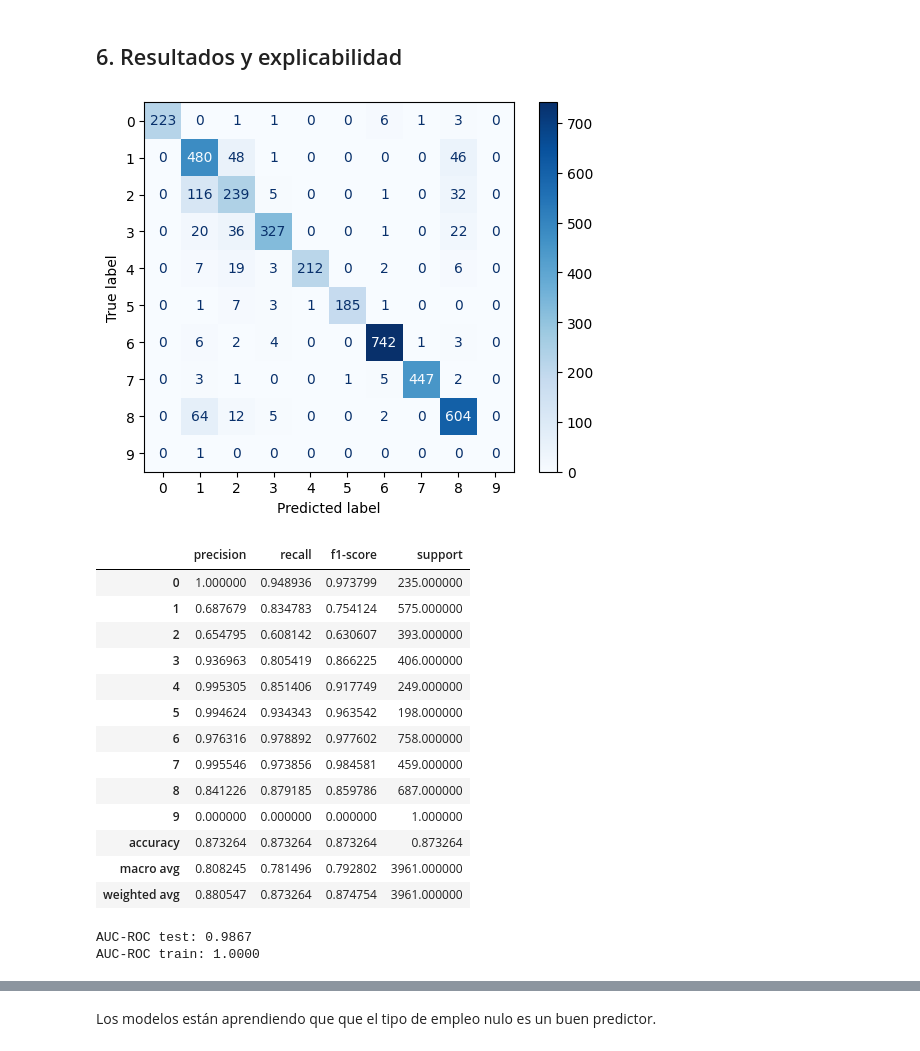
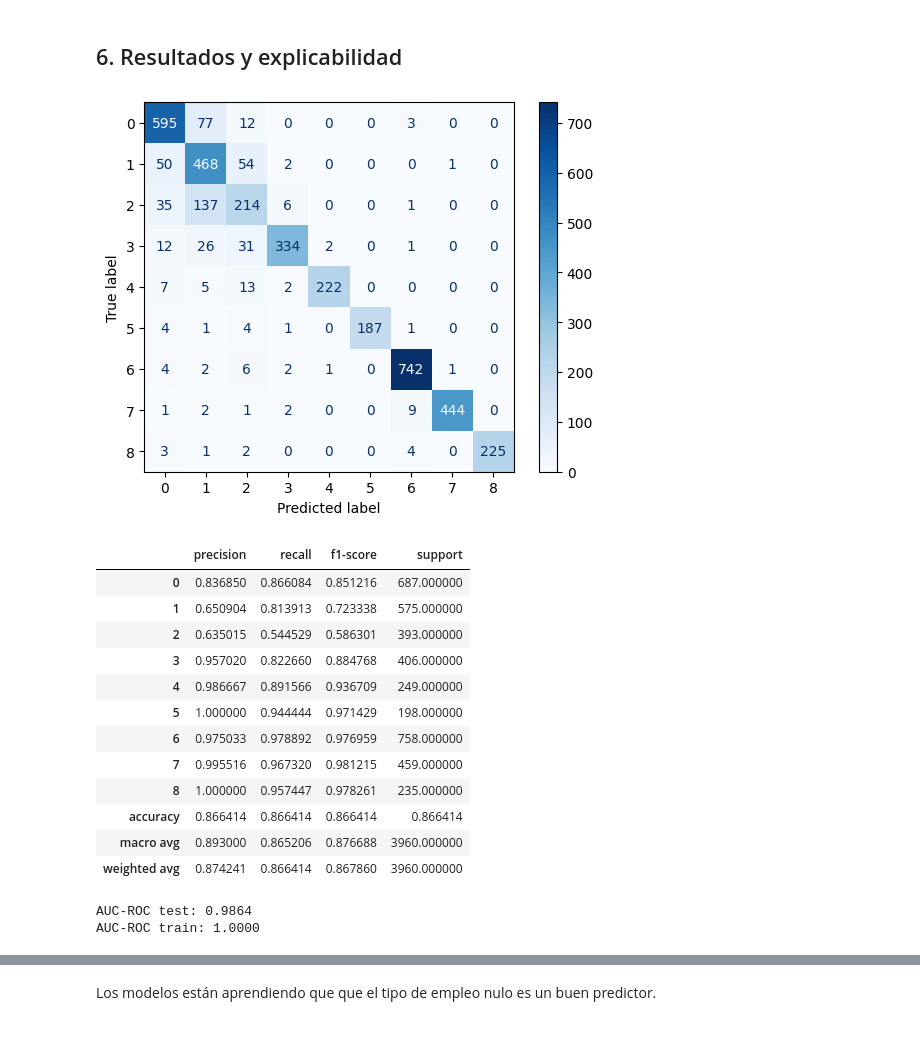
Before and after one commit to Ivan-0612/TFM_job_description_prediction, a Jupyter notebook: notebooks/06_salary_model.ipynb, the cells around one changed output, grey strips where cells are left out. Drawn from its saved outputs; the diff is of its cells as text; code cells hidden in the pictures.

```diff
--- a/notebooks/06_salary_model.ipynb
+++ b/notebooks/06_salary_model.ipynb
@@ -43,7 +59,7 @@ df.head()
 # %% [markdown]
 ## 1. Declarar X e y
 # %%
-X = df.drop(columns=['Rango_Salarial','experiencia']) #me quedo con años en lugar de experiencia porque aporta más información
+X = df.drop(columns=['Rango_Salarial'])
 y = df['Rango_Salarial']
 # no borro aun Salario_medio para eliminar outliers
 # %% [markdown]
@@ -188,7 +203,6 @@ X_test.columns = X_test.columns.str.replace(',', '_')
 sets_posibles = [
     list(X_train.columns),
     list(X_train.drop(columns=['tipo_empleo_Jornada completa','tipo_empleo_Media jornada','tipo_empleo_Otro','tipo_empleo_Prácticas','tipo_empleo_Temporal','tipo_empleo_nan']).columns),
-    list(X_train.drop(columns=['años_experiencia','tipo_empleo_Jornada completa','tipo_empleo_Media jornada','tipo_empleo_Otro','tipo_empleo_Prácticas','tipo_empleo_Temporal','tipo_empleo_nan']).columns)
 ]
 # %%
 import scipy as sp
@@ -284,7 +298,7 @@ import joblib
 
 modelos = [xgb_model,lgb_model,rfc_model]
 score_df = pd.DataFrame()
-models_dir = Path('../models')
+models_dir = Path('../models/salary')
 models_dir.mkdir(parents=True, exist_ok=True)
 
 for i, features in enumerate(sets_posibles):
@@ -305,7 +319,7 @@ for i, features in enumerate(sets_posibles):
             accuracy_test = accuracy_score(y_test, y_pred_test)
             accuracy_train = accuracy_score(y_train, y_pred_train)
 
-            auc_roc = roc_auc_score(y_test, y_pred_proba, multi_class='ovr', average='weighted')
+            auc_roc = roc_auc_score(y_test, y_pred_proba, multi_class='ovr', average='weighted', labels=modelo.classes_)
 
             new_scores = pd.DataFrame({
                 "Modelo": [model_name],
@@ -372,8 +399,8 @@ def resultados(model, X_train_model, X_test_model):
     y_pred_proba = model.predict_proba(X_test_model)
     y_pred_test = model.predict(X_test_model)
 
-    auc_roc_test = roc_auc_score(y_test, y_pred_proba, multi_class='ovr', average='weighted')
-    auc_roc_train = roc_auc_score(y_train, model.predict_proba(X_train_model), multi_class='ovr', average='weighted')
+    auc_roc_test = roc_auc_score(y_test, y_pred_proba, multi_class='ovr', average='weighted', labels=model.classes_)
+    auc_roc_train = roc_auc_score(y_train, model.predict_proba(X_train_model), multi_class='ovr', average='weighted',labels=model.classes_ )
 
     ConfusionMatrixDisplay.from_predictions(
     y_test,
@@ -392,23 +419,22 @@ def resultados(model, X_train_model, X_test_model):
     shap_values = explainer(X_test_model)
     shap.summary_plot(shap_values.values, X_test_model, plot_type="bar")
 # %%
-Xgb_set1 = joblib.load('../models/set_1_XGBClassifier.joblib')
+Xgb_set1 = joblib.load('../models/salary/set_1_XGBClassifier.joblib')
 resultados(Xgb_set1, X_train[sets_posibles[0]], X_test[sets_posibles[0]])
 # %% [output]
-[figure, old version]
+[figure, new version]
 |  | precision | recall | f1-score | support |
-| 0 | 1.000000 | 0.948936 | 0.973799 | 235.000000 |
-| 1 | 0.687679 | 0.834783 | 0.754124 | 575.000000 |
-| 2 | 0.654795 | 0.608142 | 0.630607 | 393.000000 |
-| 3 | 0.936963 | 0.805419 | 0.866225 | 406.000000 |
-| 4 | 0.995305 | 0.851406 | 0.917749 | 249.000000 |
-| 5 | 0.994624 | 0.934343 | 0.963542 | 198.000000 |
-| 6 | 0.976316 | 0.978892 | 0.977602 | 758.000000 |
-| 7 | 0.995546 | 0.973856 | 0.984581 | 459.000000 |
-| 8 | 0.841226 | 0.879185 | 0.859786 | 687.000000 |
-| 9 | 0.000000 | 0.000000 | 0.000000 | 1.000000 |
-| accuracy | 0.873264 | 0.873264 | 0.873264 | 0.873264 |
-| macro avg | 0.808245 | 0.781496 | 0.792802 | 3961.000000 |
-| weighted avg | 0.880547 | 0.873264 | 0.874754 | 3961.000000 |
+| 0 | 0.836850 | 0.866084 | 0.851216 | 687.000000 |
+| 1 | 0.650904 | 0.813913 | 0.723338 | 575.000000 |
+| 2 | 0.635015 | 0.544529 | 0.586301 | 393.000000 |
+| 3 | 0.957020 | 0.822660 | 0.884768 | 406.000000 |
+| 4 | 0.986667 | 0.891566 | 0.936709 | 249.000000 |
+| 5 | 1.000000 | 0.944444 | 0.971429 | 198.000000 |
+| 6 | 0.975033 | 0.978892 | 0.976959 | 758.000000 |
+| 7 | 0.995516 | 0.967320 | 0.981215 | 459.000000 |
+| 8 | 1.000000 | 0.957447 | 0.978261 | 235.000000 |
+| accuracy | 0.866414 | 0.866414 | 0.866414 | 0.866414 |
+| macro avg | 0.893000 | 0.865206 | 0.876688 | 3960.000000 |
+| weighted avg | 0.874241 | 0.866414 | 0.867860 | 3960.000000 |
-AUC-ROC test: 0.9867
+AUC-ROC test: 0.9864
 AUC-ROC train: 1.0000
```
Also changed, not shown: parts of 18 cells of this notebook, 16 other files.
